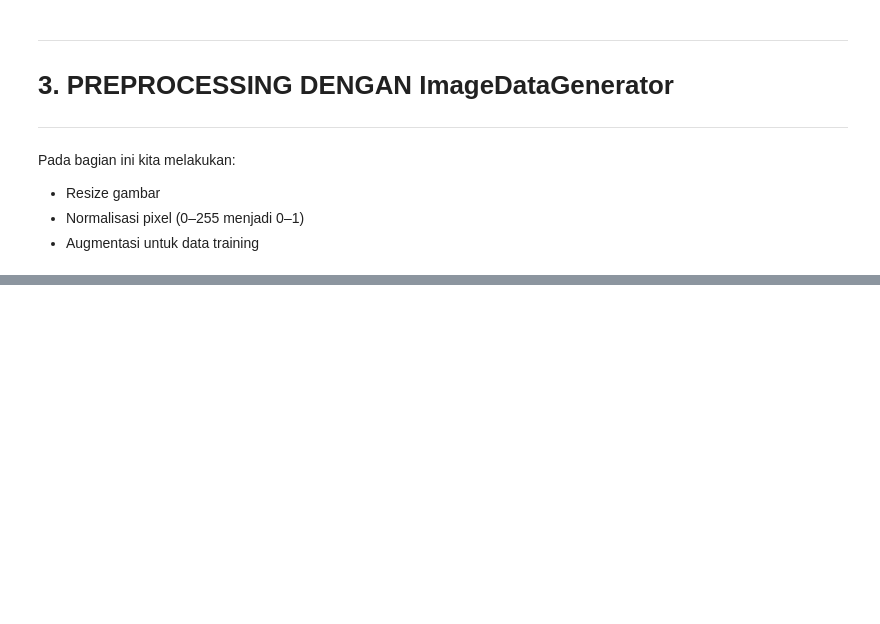
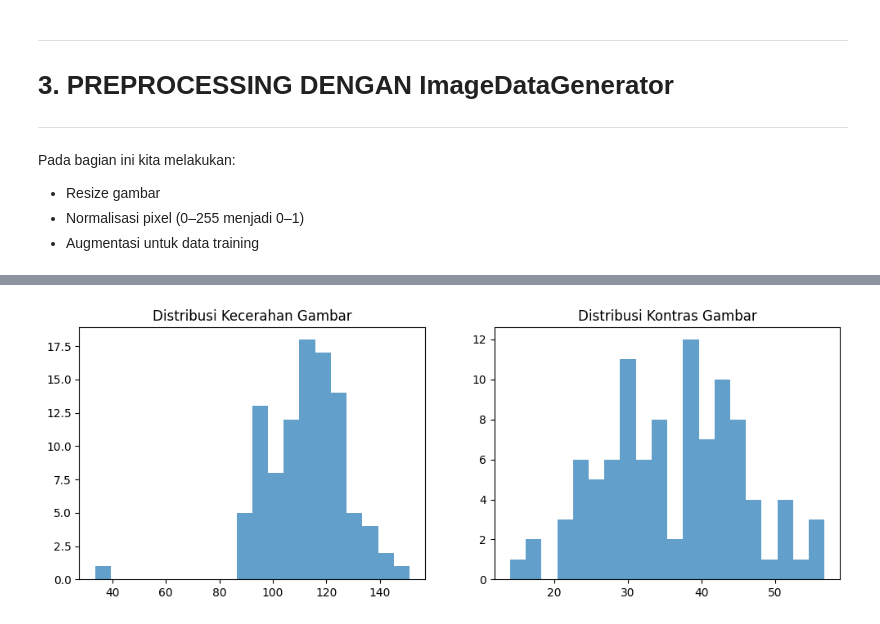
Before and after one commit to rifkyyakbaar/Kelompok9-Tomat, a Jupyter notebook: tomato.ipynb, the cells around one changed output, grey strips where cells are left out. Cells and saved outputs as stored; diff of their text form; code cells hidden in the pictures; blank space fills up the shorter version.

```diff
--- a/tomato.ipynb
+++ b/tomato.ipynb
@@ -136,0 +187,22 @@ plt.show()
+# %%
+# Cek kecerahan dan kontras
+brightness = []
+contrast = []
+
+for images, labels in train_ds.take(2):
+    for img in images:
+        img_gray = tf.image.rgb_to_grayscale(img)
+        brightness.append(tf.reduce_mean(img_gray).numpy())
+        contrast.append(tf.math.reduce_std(img_gray).numpy())
+
+plt.figure(figsize=(12, 4))
+plt.subplot(1, 2, 1)
+plt.hist(brightness, bins=20, alpha=0.7)
+plt.title('Distribusi Kecerahan Gambar')
+
+plt.subplot(1, 2, 2)
+plt.hist(contrast, bins=20, alpha=0.7)
+plt.title('Distribusi Kontras Gambar')
+plt.show()
+# %% [output]
+[figure, added]
```
Also changed, not shown: parts of 5 cells of this notebook.
